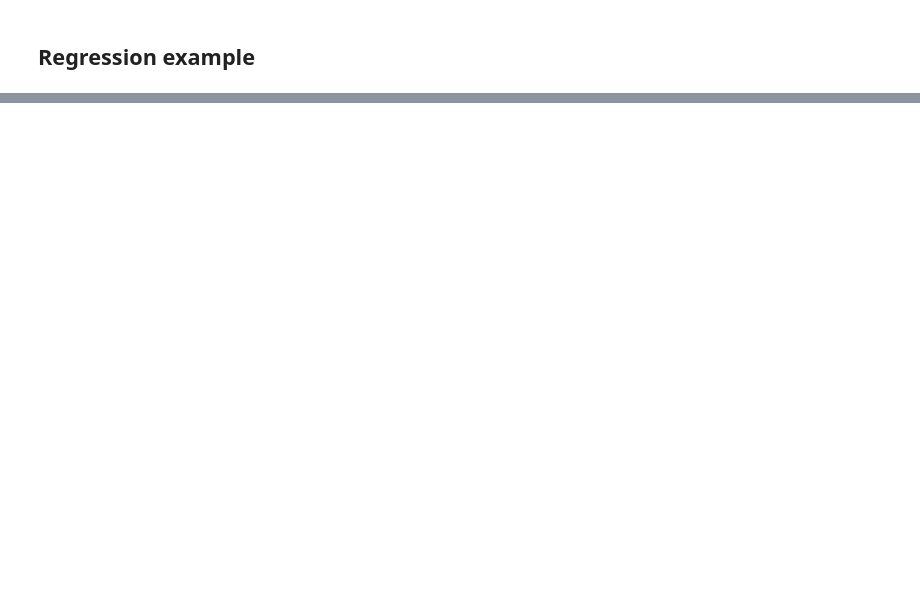
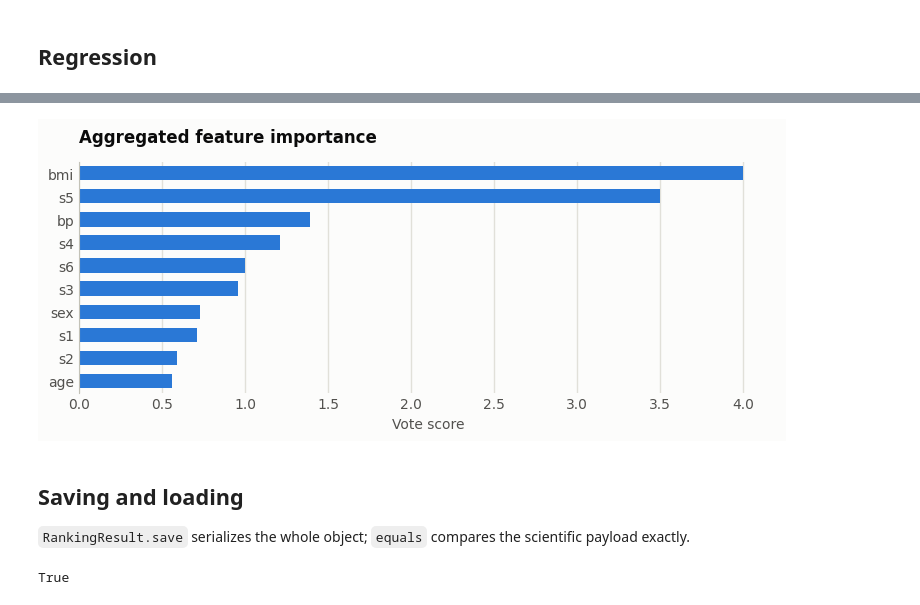
Before and after one commit to lhallee/featureranker, a Jupyter notebook: example_usage.ipynb, the cells around one changed output, grey strips where cells are left out. Saved outputs shown, nothing was run; the diff lists cells and outputs as text; code cells hidden in the pictures; blank space fills up the shorter version.

```diff
--- a/example_usage.ipynb
+++ b/example_usage.ipynb
@@ -31,2 +110,2 @@ plot_after_vote(scoring, title="Classification - weighted ensemble")
 # %% [markdown]
-## Regression example
+## Regression
@@ -50,0 +112,6 @@ plot_after_vote(scoring, title="Regression - borda voting")
+# %%
+diabetes = load_diabetes(as_frame=True)
+reg_result = feature_ranking(diabetes.data, diabetes.target, task="regression")
+reg_vote = voting(reg_result)
+plot_after_vote(reg_vote);
+# %% [output]
@@ -50,0 +123,12 @@ plot_after_vote(scoring, title="Regression - borda voting")
+[figure, added]
+# %% [markdown]
+## Saving and loading
+
+`RankingResult.save` serializes the whole object; `equals` compares the
+scientific payload exactly.
+# %%
+result.save("cancer_rankings.joblib")
+restored = RankingResult.load("cancer_rankings.joblib")
+restored.equals(result)
+# %% [output]
+True
```
Also changed, not shown: parts of 22 cells of this notebook, 11 other files.
